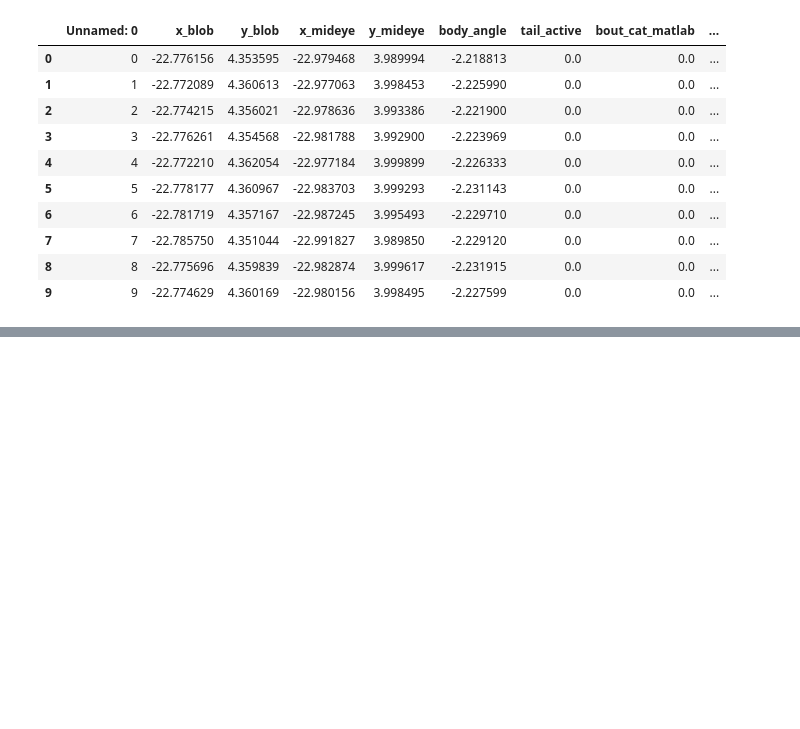
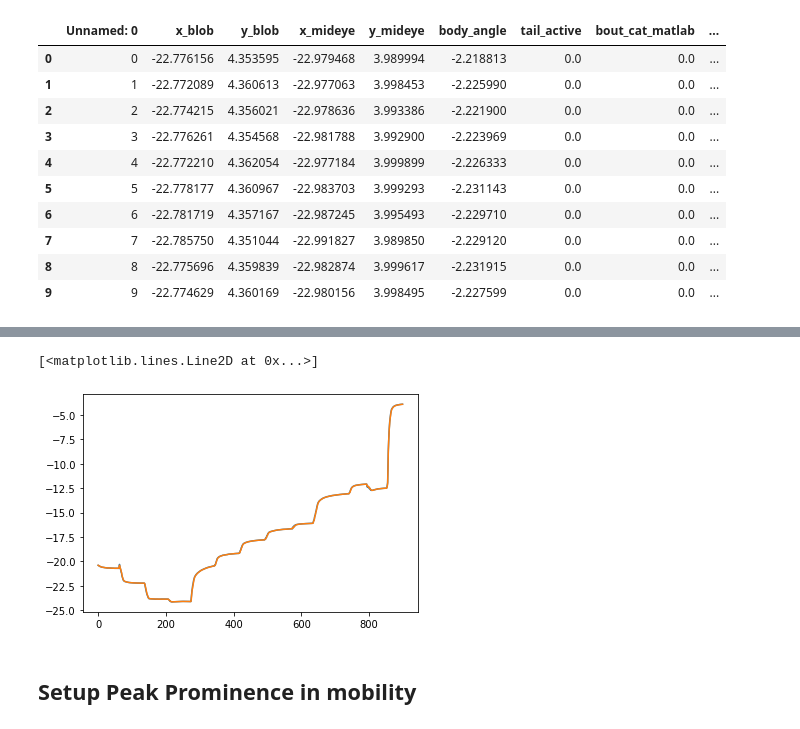
Before and after one commit to orger-lab/megabouts, a Jupyter notebook: megabouts/super_resolution_pipeline.ipynb, the cells around one changed output, grey strips where cells are left out. Cells and saved outputs as stored; diff of their text form; code cells hidden in the pictures; blank space fills up the shorter version.

```diff
--- a/megabouts/super_resolution_pipeline.ipynb
+++ b/megabouts/super_resolution_pipeline.ipynb
@@ -574,0 +134,12 @@ ax.plot(sub_bouts_array_flat[k,:140]/scale_x,sub_bouts_array_flat[k,140:140*2]/s
+# %%
+fc_min,beta = 20,1
+x_clean = one_euro_filter(x_,fc_min,beta,new_fps)
+y_clean = one_euro_filter(y_,fc_min,beta,new_fps)
+angle_clean = one_euro_filter(angle_,fc_min,beta,new_fps)
+
+IdSt,Duration = 0,len(x_)
+plt.plot(x_[IdSt:IdSt+Duration])
+plt.plot(x_clean[IdSt:IdSt+Duration])
+# %% [output]
+[<matplotlib.lines.Line2D at 0x...>]
+[figure, added]
@@ -574,0 +152,2 @@ ax.plot(sub_bouts_array_flat[k,:140]/scale_x,sub_bouts_array_flat[k,140:140*2]/s
+# %% [markdown]
+## Setup Peak Prominence in mobility
```
Also changed, not shown: parts of 104 cells of this notebook, 9 other files.
